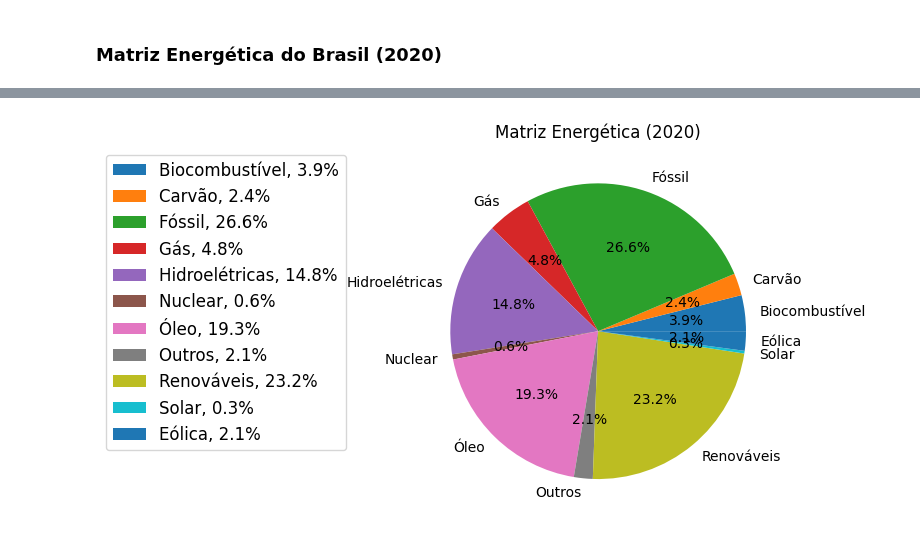
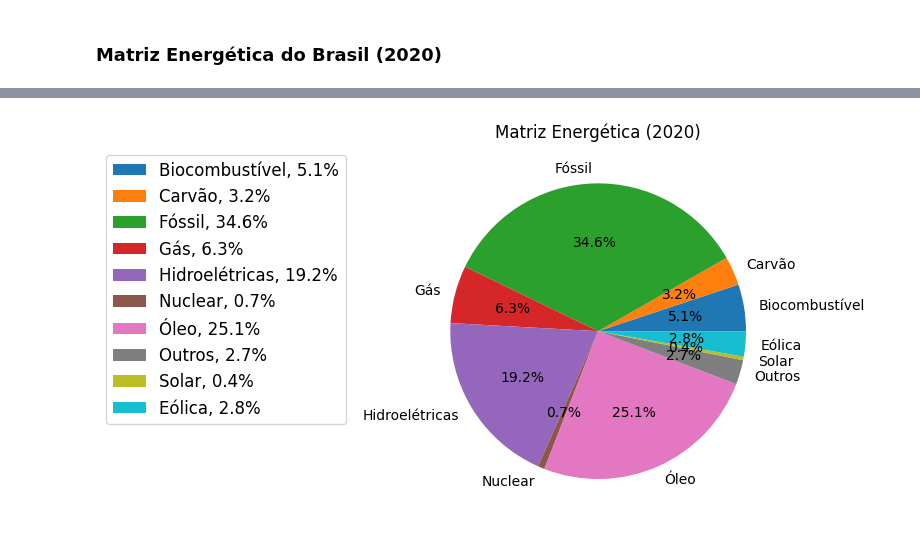
Before and after one commit to freireoliveira/tecnicas_1, a Jupyter notebook: Projeto_Tecnicas_Program1.ipynb, the cells around one changed output, grey strips where cells are left out. Drawn from its saved outputs; the diff is of its cells as text; code cells hidden in the pictures.

```diff
--- a/Projeto_Tecnicas_Program1.ipynb
+++ b/Projeto_Tecnicas_Program1.ipynb
@@ -514,17 +515,17 @@ share_elec = matriz eletrica -->
 # %%
 matriz = actual_table[actual_table['year'] == 2020]
 matriz = matriz.loc[:, matriz.columns.str.contains('share_energy')]
-matriz = matriz.drop("low_carbon_share_energy",axis=1)
-my_labels = ["Biocombustível","Carvão","Fóssil","Gás","Hidroelétricas", "Nuclear", "Óleo", "Outros", "Renováveis","Solar","Eólica"]
+matriz = matriz.drop(["low_carbon_share_energy","renewables_share_energy"],axis=1)
+my_labels = ["Biocombustível","Carvão","Fóssil","Gás","Hidroelétricas", "Nuclear", "Óleo", "Outros","Solar","Eólica"]
 plt.pie(matriz.values[0], labels=my_labels,autopct='%1.1f%%')
 plt.title('Matriz Energética (2020)')
 plt.legend(
     loc='upper right',
     labels=['%s, %1.1f%%' % (
         l, (float(s) / sum(matriz.values[0])) * 100) for l, s in zip(my_labels, matriz.values[0])],
     prop={'size': 12},
     bbox_to_anchor=(-0.16, 1),
 )
 plt.show()
 # %% [output]
-[figure, old version]
+[figure, new version]
```
Also changed, not shown: parts of 8 cells of this notebook.
